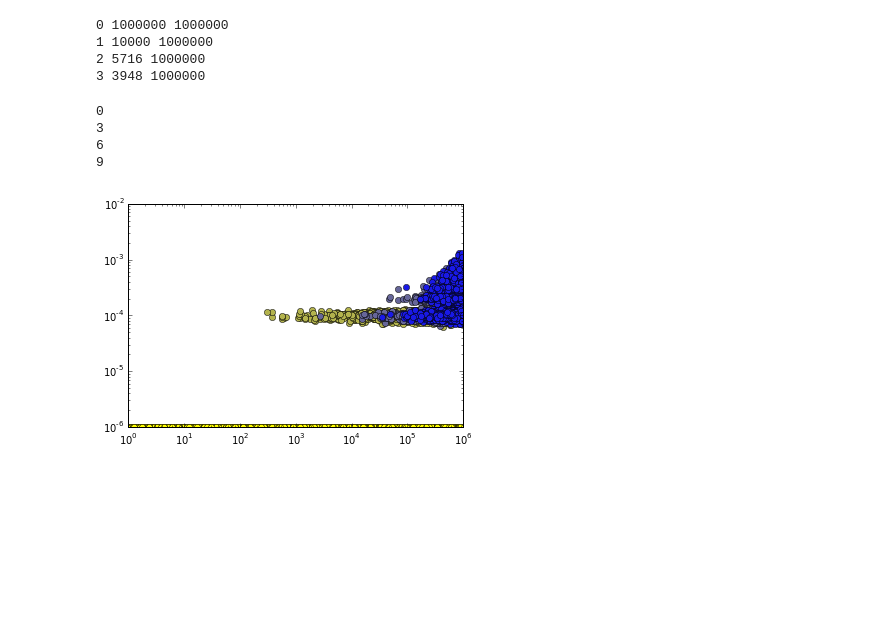
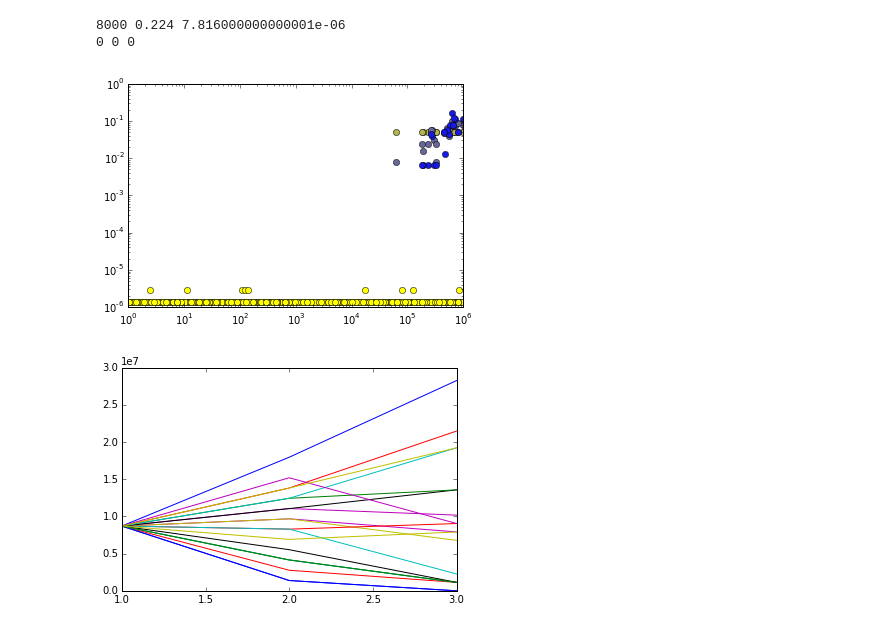
Before and after one commit to harmslab/phagedisplay, a Jupyter notebook: simulate/frontend.ipynb, the cells around one changed output. Saved outputs shown, nothing was run; the diff lists cells and outputs as text; code cells hidden in the pictures; blank space fills up the shorter version.

```diff
--- a/simulate/frontend.ipynb
+++ b/simulate/frontend.ipynb
@@ -26,30 +36,53 @@ def runMe(sequence_length,num_rounds=3,scalar=10000,affinity_max=1e6):
 
     return pool
-# %%
-pool = runMe(9,num_rounds=3,scalar=10000,affinity_max=1e6)
-# %% [output]
-0 1000000 1000000
-1 10000 1000000
-2 5716 1000000
-3 3948 1000000
+# %%
+pool = runMe(3,num_rounds=3,affinity_max=1e6)
+
+import pickle
+f = open("yo.pickle","wb")
+pickle.dump(pool,f)
+f.close()
+# %% [output]
+8000 0.224 7.816000000000001e-06
+0 0 0
 # %%
 
 import matplotlib.pyplot as plt
 %matplotlib inline
 
 pool.round_affinities(0)
 
 m = len(pool.checkpoints)
 for i, x in enumerate(pool.checkpoints):
     if x == True:
         plt.plot(pool.round_affinities(i),pool.round_counts(i)/np.sum(pool.round_counts(i)),"o",color=[1-i/m,1-i/m,i/m])
 
+
+unique_contents = []
+for i, x in enumerate(pool.checkpoints):
+    if x == True:
+        unique_contents.extend(pool.round_contents(i))
+
+counter = 0
+out_dict = dict([(k,[0,0,0,0,0]) for k in unique_contents])
+for i, x in enumerate(pool.checkpoints):
+    if x == True:
+        counts = pool.round_counts(i)
+        affinities = pool.round_affinities(i)
+
+        for j, x in enumerate(pool.round_contents(i)):
+            out_dict[x][counter] = counts[j]
+            out_dict[x][4] = affinities[j]
+
+        counter = counter + 1
+
+final_dict = {}
+for k in out_dict.keys():
+    if out_dict[k][1] != 0:
+        final_dict[k] = out_dict[k][:]
+
 plt.xscale('log')
 plt.yscale('log')
 plt.show()
 # %% [output]
-0
-3
-6
-9
-[figure, old version]
+[figure, new version]
@@ -55,0 +96,8 @@ plt.show()
+# %%
+for a in out:
+    plt.plot([1,2,3],a[1][1:4])
+    #plt.plot([1,2,3],a[1][1:4],"o")
+
+plt.show()
+# %% [output]
+[figure, added]
```
Also changed, not shown: parts of 3 cells of this notebook, 7 other files.
